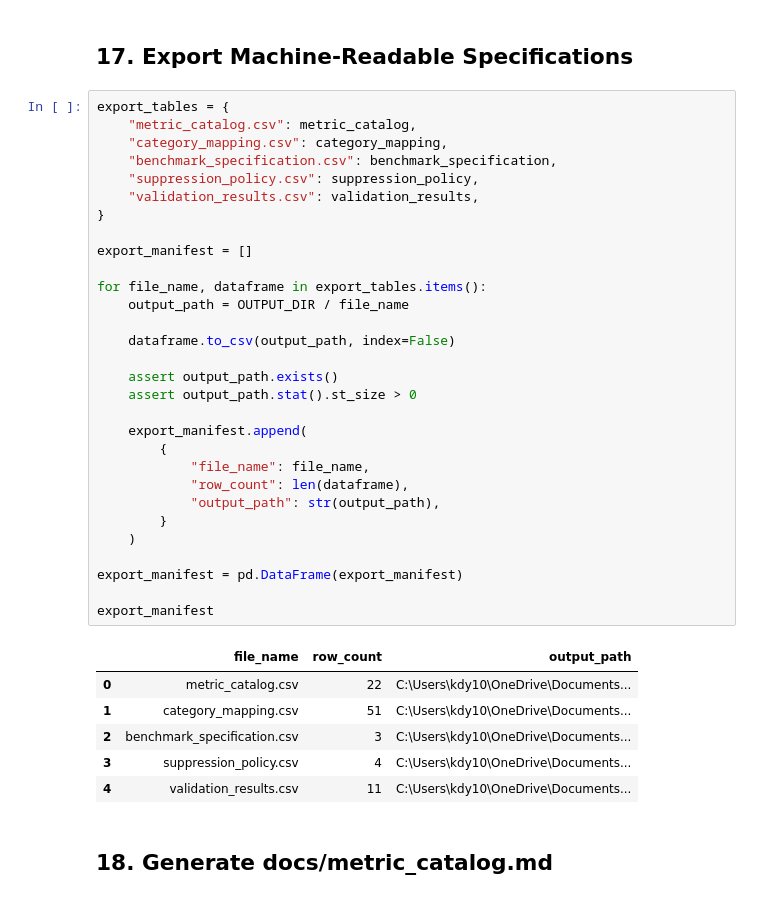
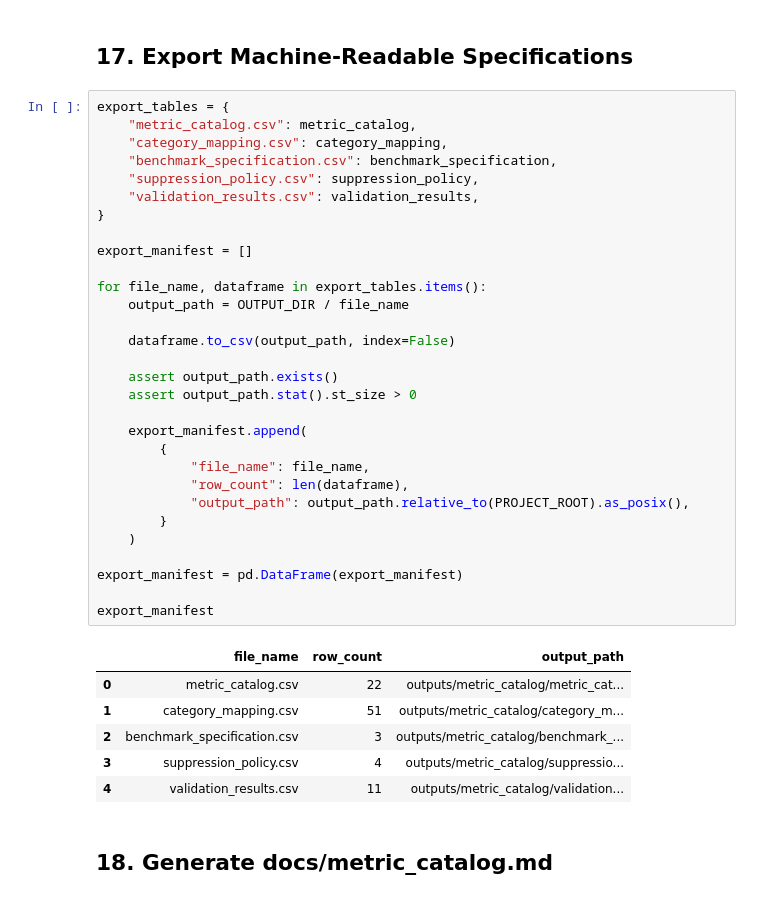
Before and after one commit to doyounghi/Healthcare-data-analysis, a Jupyter notebook: 04_hospital_operations_powerbi/notebooks/02_metric_catalog_and_benchmark_design.ipynb, the cells around one changed output. Saved outputs shown, nothing was run; the diff lists cells and outputs as text.

Commit message:
fix: replace absolute Windows path with repository-relative path

```diff
--- a/04_hospital_operations_powerbi/notebooks/02_metric_catalog_and_benchmark_design.ipynb
+++ b/04_hospital_operations_powerbi/notebooks/02_metric_catalog_and_benchmark_design.ipynb
@@ -1518,39 +1518,39 @@ Unresolved category mappings: 0
 export_tables = {
     "metric_catalog.csv": metric_catalog,
     "category_mapping.csv": category_mapping,
     "benchmark_specification.csv": benchmark_specification,
     "suppression_policy.csv": suppression_policy,
     "validation_results.csv": validation_results,
 }
 
 export_manifest = []
 
 for file_name, dataframe in export_tables.items():
     output_path = OUTPUT_DIR / file_name
 
     dataframe.to_csv(output_path, index=False)
 
     assert output_path.exists()
     assert output_path.stat().st_size > 0
 
     export_manifest.append(
         {
             "file_name": file_name,
             "row_count": len(dataframe),
-            "output_path": str(output_path),
+            "output_path": output_path.relative_to(PROJECT_ROOT).as_posix(),
         }
     )
 
 export_manifest = pd.DataFrame(export_manifest)
 
 export_manifest
 # %% [output]
 |  | file_name | row_count | output_path |
-| 0 | metric_catalog.csv | 22 | C:\Users\kdy10\OneDrive\Documents... |
-| 1 | category_mapping.csv | 51 | C:\Users\kdy10\OneDrive\Documents... |
-| 2 | benchmark_specification.csv | 3 | C:\Users\kdy10\OneDrive\Documents... |
-| 3 | suppression_policy.csv | 4 | C:\Users\kdy10\OneDrive\Documents... |
-| 4 | validation_results.csv | 11 | C:\Users\kdy10\OneDrive\Documents... |
+| 0 | metric_catalog.csv | 22 | outputs/metric_catalog/metric_cat... |
+| 1 | category_mapping.csv | 51 | outputs/metric_catalog/category_m... |
+| 2 | benchmark_specification.csv | 3 | outputs/metric_catalog/benchmark_... |
+| 3 | suppression_policy.csv | 4 | outputs/metric_catalog/suppressio... |
+| 4 | validation_results.csv | 11 | outputs/metric_catalog/validation... |
 # %% [markdown]
 ## 18. Generate docs/metric_catalog.md
 # %%
```
